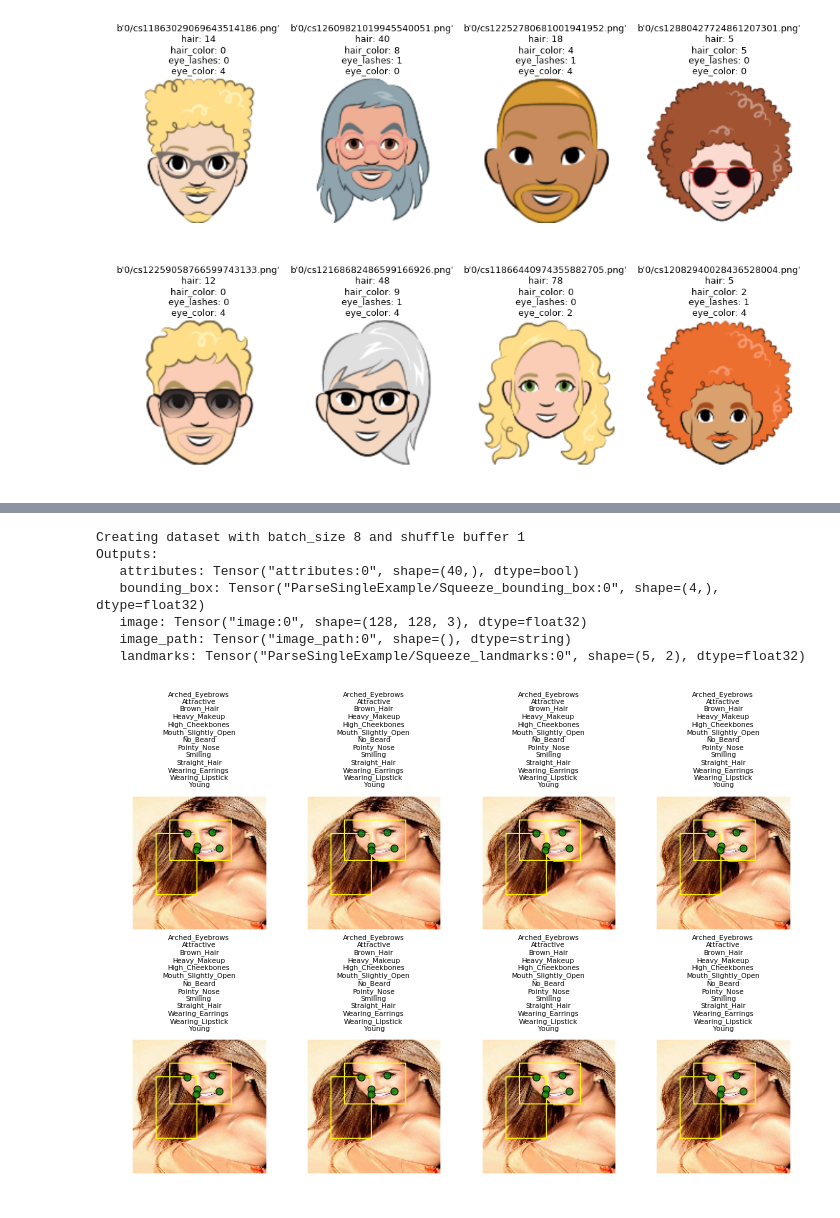
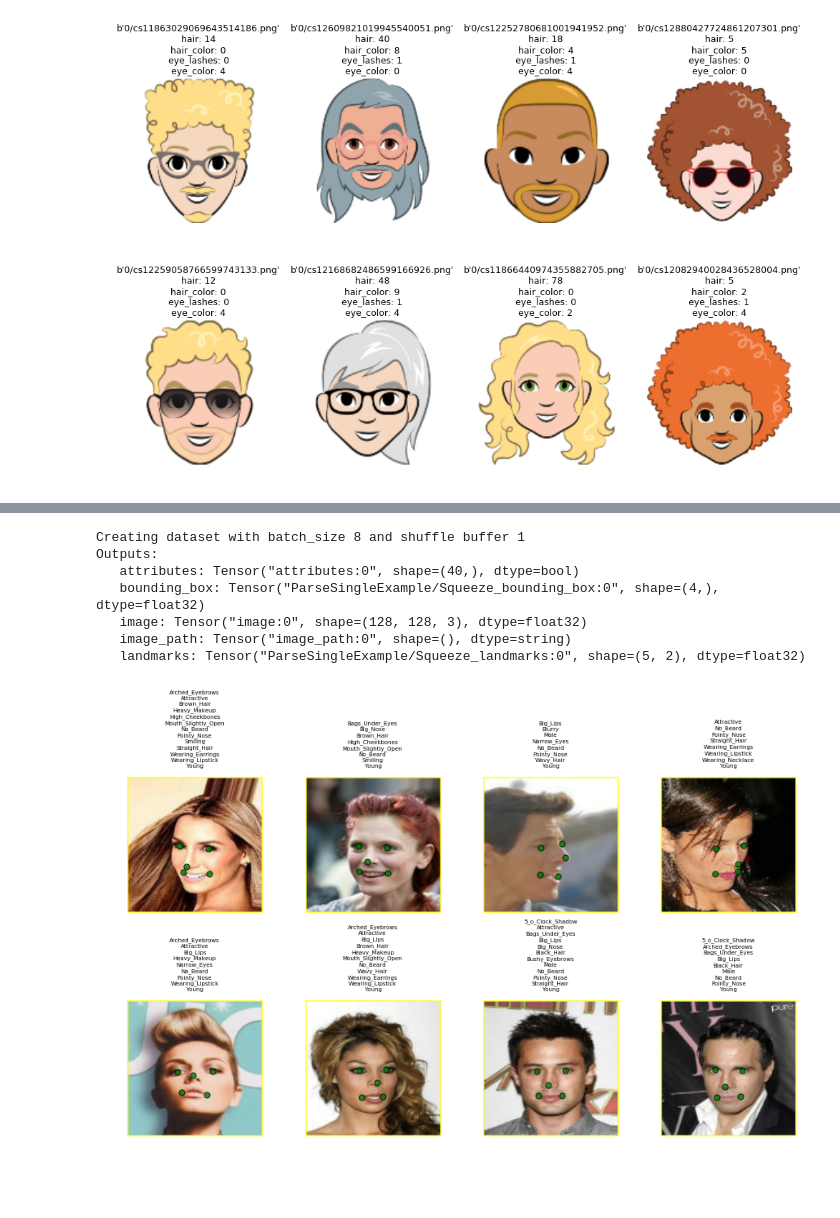
Before and after one commit to ameroyer/TFDatasets, a Jupyter notebook: load_datasets.ipynb, the cells around one changed output, grey strips where cells are left out. Cells and saved outputs as stored; diff of their text form; code cells hidden in the pictures; blank space fills up the shorter version.

```diff
--- a/load_datasets.ipynb
+++ b/load_datasets.ipynb
@@ -38,26 +40,6 @@ The converter contains one method, `convert` that generates the TFRecords in the
 
 #### Loader
 The loader simply builds a proper parsing function to extract data from the TFRecords and format it correctly. Such a function can then be passed to the `tf.data.Dataset` API map function.
-# %%
-def get_tf_dataset(path_to_tfrecords, parsing_fn, shuffle_buffer=1, batch_size=8):
-    """Create a basic tensorflow Dataset object from a TFRecords.
-
-    Args:
-        path_to_tfrecords: Path to the TFrecords
-        parsing_fn: parsing function to apply to every element (load Examples)
-        shuffle_buffer: Shuffle buffer size to randomize the dataset
-        batch_size: Batch size
-    """
-    print('Creating dataset with batch_size %d and shuffle buffer %d' % (
-            batch_size, shuffle_buffer))
-    data = tf.data.TFRecordDataset(path_to_tfrecords)
-    data = data.shuffle(shuffle_buffer)
-    data = data.map(parsing_fn)
-    data = data.repeat()
-    data = data.batch(batch_size)
-    iterator = data.make_one_shot_iterator()
-    in_ = iterator.get_next()
-    return in_
 # %% [markdown]
 ### MNIST
 ---
@@ -366,33 +346,33 @@ Wall time: 21min 14s
 # %%
 # load training dataset
 loader =  celeba.CelebaLoader(resize=128,
                               save_image_in_records=save_image_in_records,
                               data_dir=source_path,
                               verbose=True)
 with tf.Graph().as_default():
-    data = get_tf_dataset('%s_train' % target_path, loader.parsing_fn)
+    data = get_tf_dataset('%s_train' % target_path, loader.parsing_fn, shuffle_buffer=1)
     if 'bounding_box' in data:
         data['image'] = tf.image.draw_bounding_boxes(
-            data['image'], tf.expand_dims(data['bounding_box'], axis=1))
+            data['image'], tf.gather(tf.expand_dims(data['bounding_box'], axis=1), [1, 0, 3, 2], axis=-1))
     with tf.Session() as sess:
         data_ = sess.run(data)
 # Display
-_, axis = plt.subplots(2, 4, figsize=(12, 8))
+_, axis = plt.subplots(2, 4, figsize=(15, 9))
 for i, ax in enumerate(axis.flatten()):
     image = data_['image'][i]
     landmarks = data_['landmarks'][i] * image.shape[:2]
     attributes = [loader.attributes_list[x] for x in np.where(data_['attributes'][i])[0]]
     ax.set_title('\n'.join(attributes), fontsize=7)
     ax.imshow(image)
     ax.scatter(landmarks[:, 0], landmarks[:, 1], s=50, c='g', marker='o', alpha=0.8)
     ax.set_axis_off()
 plt.show()
 # %% [output]
 Creating dataset with batch_size 8 and shuffle buffer 1
 Outputs:
    attributes: Tensor("attributes:0", shape=(40,), dtype=bool)
    bounding_box: Tensor("ParseSingleExample/Squeeze_bounding_box:0", shape=(4,), dtype=float32)
    image: Tensor("image:0", shape=(128, 128, 3), dtype=float32)
    image_path: Tensor("image_path:0", shape=(), dtype=string)
    landmarks: Tensor("ParseSingleExample/Squeeze_landmarks:0", shape=(5, 2), dtype=float32)
-[figure, old version]
+[figure, new version]
```
Also changed, not shown: parts of 4 cells of this notebook, 3 other files.
